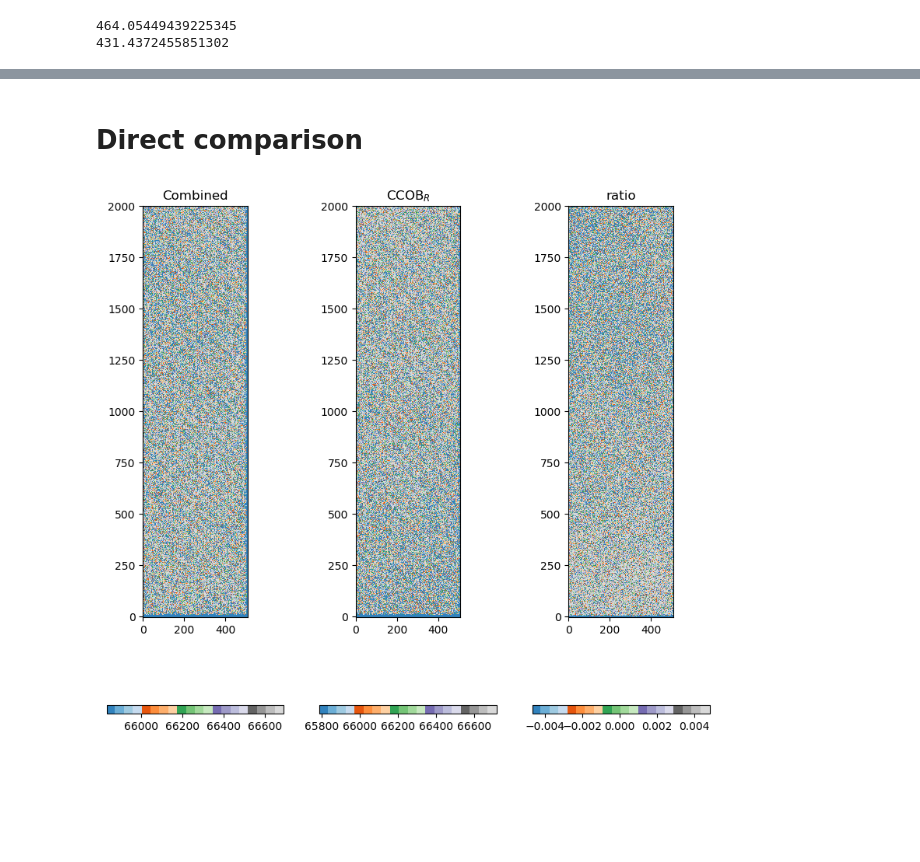
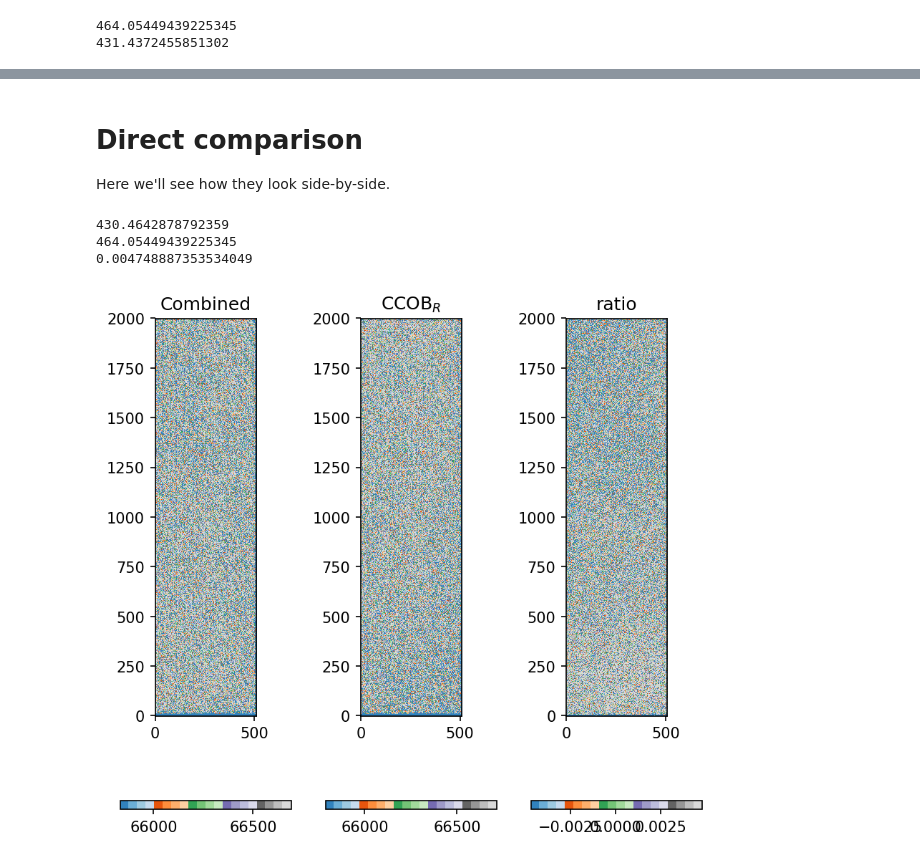
Before and after one commit to youtsumi/Summer2020, a Jupyter notebook: MakingFlatFromLambdas.ipynb, the cells around one changed output, grey strips where cells are left out. Cells and saved outputs as stored; diff of their text form; code cells hidden in the pictures; blank space fills up the shorter version.

```diff
--- a/MakingFlatFromLambdas.ipynb
+++ b/MakingFlatFromLambdas.ipynb
@@ -31,0 +38,3 @@ qeflatpath.sort()
+# %%
+for i, apath in enumerate(qeflatpath):
+    print(i,apath)
@@ -63,10 +97,10 @@ Sum up QE flats weghted by QE
 # %%
-superdark = get_ccd_from_id(None, superdarkpath, [])
-superbias = get_ccd_from_id(None, superbiaspath, [])
+superdark = get_ccd_from_id(None, superdarkpath, [])     # load superdark, (but haven't used anywhere)
+superbias = get_ccd_from_id(None, superbiaspath, [])     # load superbias
 
-arr = []
-ch = 1
+arr = []        # defines an empty array for storing new combined flat
+ch = 1          # defines a channel we'll explore in the following:
 for i, aqeflatpath in enumerate(qeflatpath):
     aqeflat = get_ccd_from_id(None, aqeflatpath, [], bias_frame=superbias)
-    img = aqeflat.unbiased_and_trimmed_image(1).getImage().array
+    img = aqeflat.unbiased_and_trimmed_image(ch).getImage().array
     arr.append(img*weights[i])
@@ -73,6 +127,6 @@ for i, aqeflatpath in enumerate(qeflatpath):
 # %%
 fig, axs = pylab.subplots(figsize=(5,5),dpi=300)
-img = numpy.sum(arr,axis=0)
+img = numpy.sum(arr,axis=0)/numpy.sum(weights)
 mean = img.mean()
 std = mad_std(img)
 N = 3
@@ -104,17 +154,0 @@ Making a color-color plot
-# %%
-fig, axs = pylab.subplots(1,1,figsize=(5,5),dpi=300)
-pylab.plot(
-    numpy.log10(ratio_red.flatten()[::1]),
-    numpy.log10(ratio_blue.flatten()[::1]),
-    ","
-)
-
-x = numpy.arange(0,1,0.1)
-pylab.xlabel(r"$\log_{10}(F_{\rm red}/F_{\rm TS8, \tilde{r}})$")
-pylab.ylabel(r"$\log_{10}(F_{\rm uv}/F_{\rm TS8, \tilde{r}})$")
-pylab.plot(x,x,"-")
-pylab.xlim(-0.05,0.15)
-pylab.ylim(-0.10,0.10)
-pylab.grid()
-ax = pylab.gca()
-ax.set_aspect(1)
@@ -123,13 +155,18 @@ ax.set_aspect(1)
-# %% [markdown]
-# Direct comparison
+# %% [markdown]
+# Direct comparison
+Here we'll see how they look side-by-side.
 # %%
-fig, axs = pylab.subplots(1,3,figsize=(10,10),dpi=100)
+fig, axs = pylab.subplots(1,3,figsize=(7,7),dpi=150)
 for ax, animg, label in zip(axs,[normedimg, red, (normedimg-red)/red], ["Combined",r"CCOB$_{R}$","ratio"]):
     mean = numpy.median(animg)
     std = mad_std(animg)
     N = 1
     ax.set_title(label)
     im = ax.imshow(animg,vmin=mean-N*std,vmax=mean+N*std,origin="lower",cmap=pylab.get_cmap("tab20c"))
     fig.colorbar( im, ax=ax, orientation="horizontal")
+    print(std)
 # %% [output]
+430.4642878792359
+464.05449439225345
+0.004748887353534049
-[figure, old version]
+[figure, new version]
```
Also changed, not shown: parts of 28 cells of this notebook.
